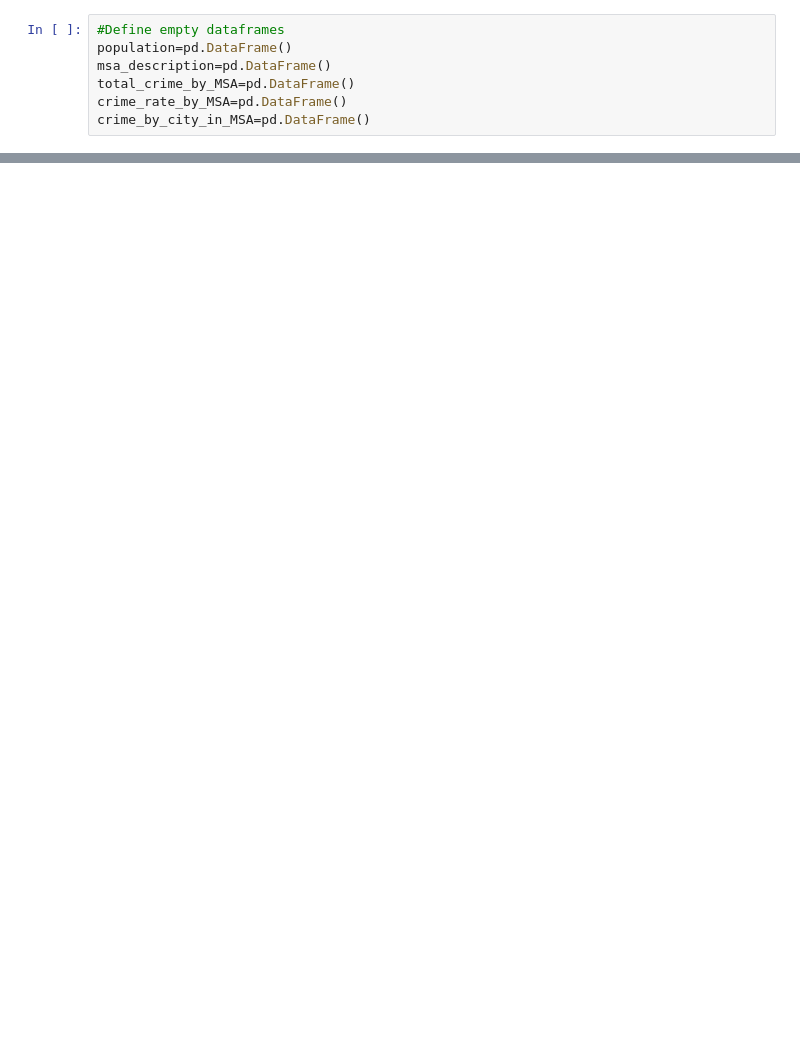
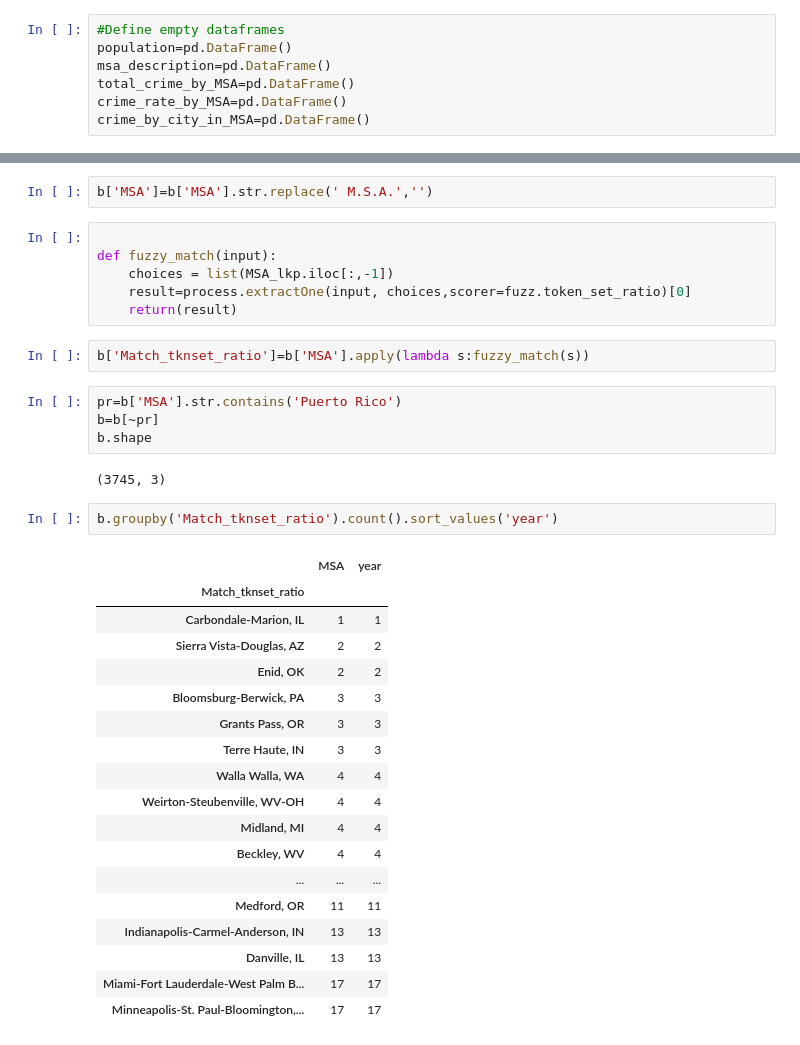
Before and after one commit to cs109grp18/cs109a_final, a Jupyter notebook: Crime - UCR FBI Data Scraping.ipynb, the cells around one changed output, grey strips where cells are left out. Drawn from its saved outputs; the diff is of its cells as text; blank space fills up the shorter version.

Commit message:
Add files via upload
Fuzzy Text Search

```diff
--- a/Crime - UCR FBI Data Scraping.ipynb
+++ b/Crime - UCR FBI Data Scraping.ipynb
@@ -326,0 +306,37 @@ crime_by_city_in_MSA.head(4)
+# %%
+b['MSA']=b['MSA'].str.replace(' M.S.A.','')
+# %%
+
+def fuzzy_match(input):
+    choices = list(MSA_lkp.iloc[:,-1])
+    result=process.extractOne(input, choices,scorer=fuzz.token_set_ratio)[0]
+    return(result)
+# %%
+b['Match_tknset_ratio']=b['MSA'].apply(lambda s:fuzzy_match(s))
+# %%
+pr=b['MSA'].str.contains('Puerto Rico')
+b=b[~pr]
+b.shape
+# %% [output]
+(3745, 3)
+# %%
+b.groupby('Match_tknset_ratio').count().sort_values('year')
+# %% [output]
+|  | MSA | year |
+| Match_tknset_ratio |  |  |
+| Carbondale-Marion, IL | 1 | 1 |
+| Sierra Vista-Douglas, AZ | 2 | 2 |
+| Enid, OK | 2 | 2 |
+| Bloomsburg-Berwick, PA | 3 | 3 |
+| Grants Pass, OR | 3 | 3 |
+| Terre Haute, IN | 3 | 3 |
+| Walla Walla, WA | 4 | 4 |
+| Weirton-Steubenville, WV-OH | 4 | 4 |
+| Midland, MI | 4 | 4 |
+| Beckley, WV | 4 | 4 |
+| ... | ... | ... |
+| Medford, OR | 11 | 11 |
+| Indianapolis-Carmel-Anderson, IN | 13 | 13 |
+| Danville, IL | 13 | 13 |
+| Miami-Fort Lauderdale-West Palm B... | 17 | 17 |
+| Minneapolis-St. Paul-Bloomington,... | 17 | 17 |
```
Also changed, not shown: parts of 25 cells of this notebook.
